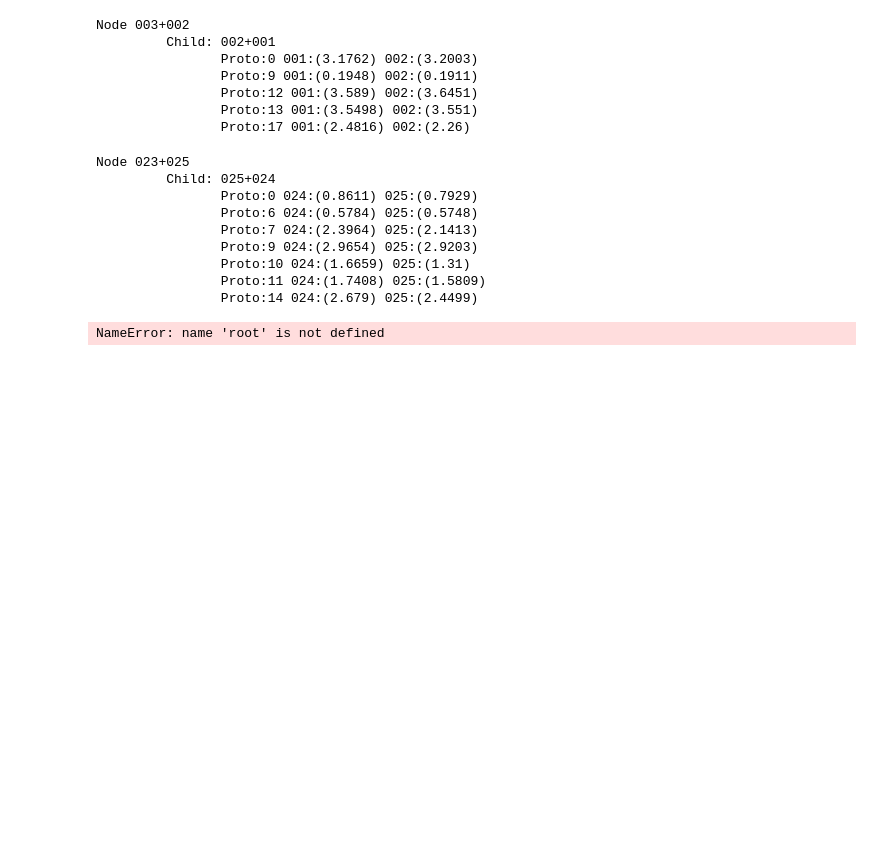
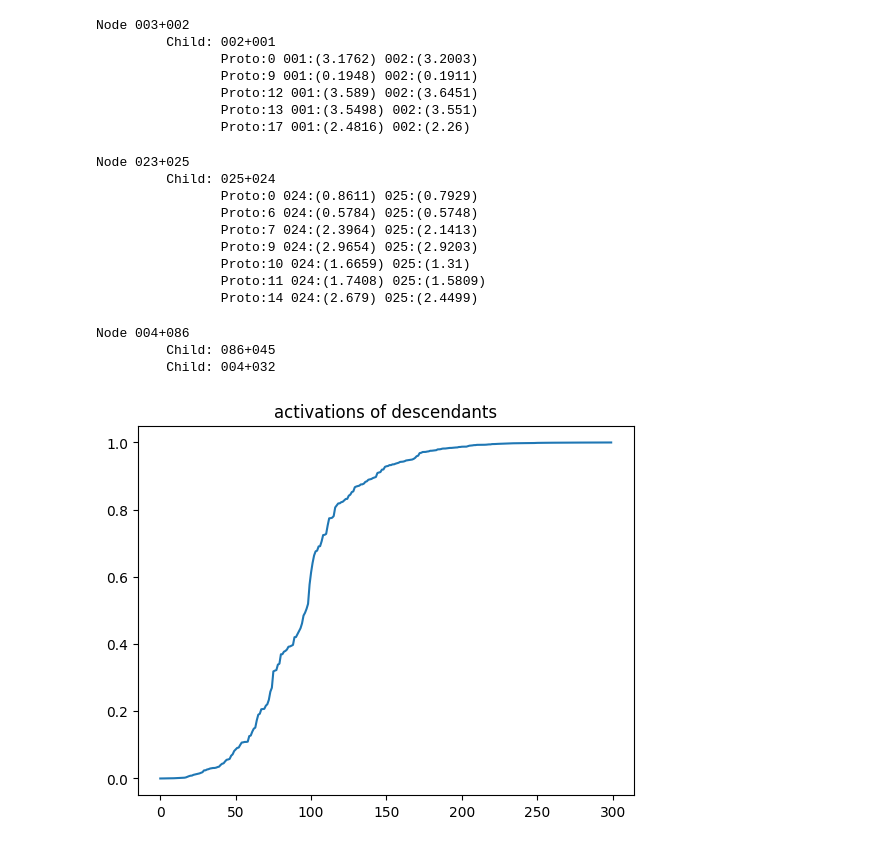
Before and after one commit to harishB97/PIPNet, a Jupyter notebook: proto_activations.ipynb, the cells around one changed output. Saved outputs shown, nothing was run; the diff lists cells and outputs as text; code cells hidden in the pictures; blank space fills up the shorter version.

```diff
--- a/proto_activations.ipynb
+++ b/proto_activations.ipynb
@@ -1583,32 +1580,38 @@ for node in root.nodes_with_children():
                     if topk and (len(proto_mean_activations[p][leaf_descendent]) > topk):
                         heapq.heappushpop(proto_mean_activations[p][leaf_descendent], pooled[p].item())
                     else:
                         heapq.heappush(proto_mean_activations[p][leaf_descendent], pooled[p].item())
 
                 class_and_prototypes[', '.join(relevant_proto_class_names)].add(p)
 
 
     print('Node', node.name)
     activations = []
+    activations_not_desc = []
+    p = 17
     for child_classname in class_and_prototypes:
         print('\t'*1, 'Child:', child_classname)
-        if 17 in class_and_prototypes[child_classname]:
+        if p in class_and_prototypes[child_classname]:
             for leaf_descendent in proto_mean_activations[p]:
                 activations += [round(_, 4) for _ in proto_mean_activations[p][leaf_descendent]]
     activations = sorted(activations)
     plt.plot(activations)
+    plt.title('activations of descendants')
     plt.show()
 
 #         for p in class_and_prototypes[child_classname]:
 #             logstr = '\t'*2 + f'Proto:{p} '
 #             if p != 17:
 #                 continue
 #             activations = []
 #             for leaf_descendent in proto_mean_activations[p]:
 #                 mean_activation = round(np.mean(proto_mean_activations[p][leaf_descendent]), 4)
 #                 activations += [round(_, 4) for _ in proto_mean_activations[p][leaf_descendent]]
 #                 num_images = len(proto_mean_activations[p][leaf_descendent])
 #                 logstr += f'{leaf_descendent}:({mean_activation}) '
 #             print(logstr)
 # %% [output]
-NameError: name 'root' is not defined
+Node 004+086
+         Child: 086+045
+         Child: 004+032
+[figure, added]
```
Also changed, not shown: parts of 5 cells of this notebook, 1 other file.
